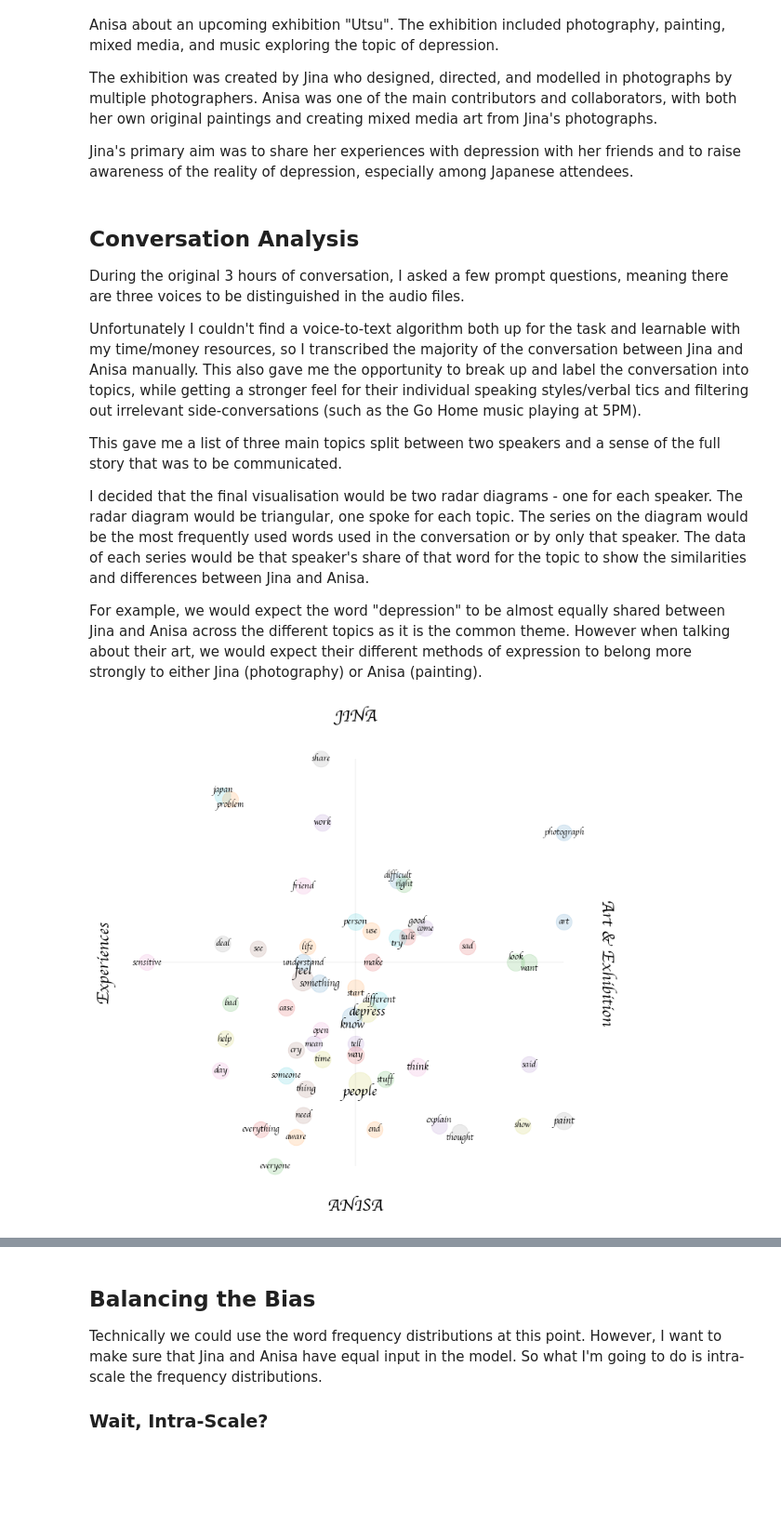
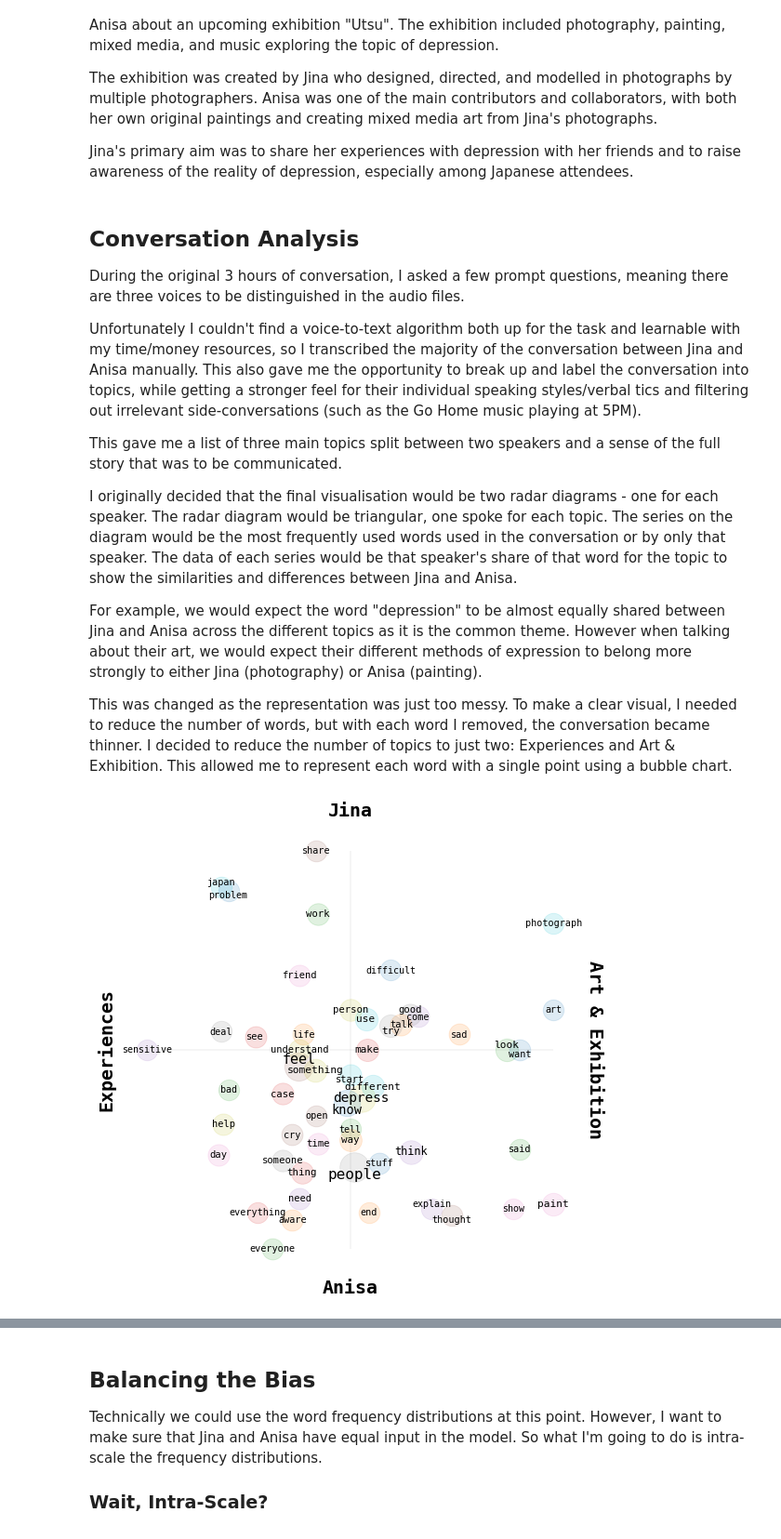
Before and after one commit to magpie882/common_corpus, a Jupyter notebook: conversations/conversation_analysis.ipynb, the cells around one changed output, grey strips where cells are left out. Shown at 93% size. Cells and saved outputs as stored; diff of their text form; code cells hidden in the pictures; blank space fills up the shorter version.

```diff
--- a/conversations/conversation_analysis.ipynb
+++ b/conversations/conversation_analysis.ipynb
@@ -13,15 +13,19 @@ Unfortunately I couldn't find a voice-to-text algorithm both up for the task and
 
 This gave me a list of three main topics split between two speakers and a sense of the full story that was to be communicated.
 
-I decided that the final visualisation would be two radar diagrams - one for each speaker. The radar diagram would be triangular, one spoke for each topic. The series on the diagram would be the most frequently used words used in the conversation or by only that speaker. The data of each series would be that speaker's share of that word for the topic to show the similarities and differences between Jina and Anisa.
+I originally decided that the final visualisation would be two radar diagrams - one for each speaker. The radar diagram would be triangular, one spoke for each topic. The series on the diagram would be the most frequently used words used in the conversation or by only that speaker. The data of each series would be that speaker's share of that word for the topic to show the similarities and differences between Jina and Anisa.
 
 For example, we would expect the word "depression" to be almost equally shared between Jina and Anisa across the different topics as it is the common theme. However when talking about their art, we would expect their different methods of expression to belong more strongly to either Jina (photography) or Anisa (painting).
+
+This was changed as the representation was just too messy. To make a clear visual, I needed to reduce the number of words, but with each word I removed, the conversation became thinner. I decided to reduce the number of topics to just two: Experiences and Art & Exhibition. This allowed me to represent each word with a single point using a bubble chart.
 # %%
 import nltk
 import numpy as np
 import pandas as pd
 import re
 import matplotlib.pyplot as plt
+import matplotlib.font_manager as fm
+import os
 from nltk.stem import PorterStemmer
 from nltk.stem import WordNetLemmatizer
 from nltk.corpus import stopwords
@@ -57,12 +61,12 @@ stop_words_2 = ["the","an","and","like",
               "of","but","so","in","at","just","really","even","too","because","also","out","however","lot",
               "most","least","much","more","little","some","thing","as","actually","maybe","about","had","yeah",
               "through","although","though","anyway","almost","without","becuase", "bit","thing",
-              "when","who","what","where","why","how","then","no","yes","maybe","well","else",
-              "go","get","want","going","say","saying","great","okay","want","sometimes","first",
+              "when","who","what","where","why","how","then","no","yes","maybe","well","else","right",
+              "go","get","want","going","say","saying","great","okay","want","sometimes","first","mean",
               "jina","anisa","within","will","kinda","since","still","um"]
 stop_words_3 = stop_words_1 + stop_words_2
 
-conversations = pd.read_csv("transcript.tsv",sep='\t')
+conversations = pd.read_csv("data/transcript.tsv",sep='\t')
 
 # Merging similar topics to simplify visualisation
 conversations.Topic = conversations.Topic.apply(lambda x: "Experiences" if "Victories" in x else x)
@@ -122,16 +126,16 @@ max_count = max(token_counts["Speaker"])
 min_ps = 500.0
 max_ps = 1000.0
 
-min_fs = 12.0
-max_fs = 20.0
+min_fs = 10.0
+max_fs = 16.0
 
 text_x_offset = 0.00
 text_y_offset_min = 0.00
 text_y_offset_max = 0.00
 
-f_family = "cursive"
+f_family = "monospace"
 
-plt.figure(figsize=[12,12])
+plt.figure(figsize=[9,9])
 for i in range(0,len(topic_df)):
     if token_counts["Speaker"][i] >= min_count:
 
@@ -145,7 +149,7 @@ for i in range(0,len(topic_df)):
         text_s = min_fs + (max_fs-min_fs)*rel_scale
         text_x = topic_df["value"][i]+text_x_offset
 
-        if token_counts["Token"][i] in ["difficult","good","japan","look","explain","feel"]:
+        if token_counts["Token"][i] in ["good","japan","look","explain","feel"]:
             text_y = speaker_df["value"][i]+(text_y_offset_min+(text_y_offset_max-text_y_offset_min))*rel_scale
             text_valign = "bottom"
 
@@ -155,38 +159,37 @@ for i in range(0,len(topic_df)):
 
         else:
             text_y = speaker_df["value"][i]
             text_valign = "center"
 
-
         plt.scatter(point_x,point_y,point_s,alpha=0.15)
         plt.text(text_x,text_y,text_t,
                  fontsize=text_s,
                  verticalalignment=text_valign, horizontalalignment='center', family=f_family)
 
 plt.hlines(y=0.5,xmin=0.0,xmax=1.0, colors='k', alpha=0.05)
 plt.vlines(x=0.5,ymin=0.0,ymax=1.0, colors='k', alpha=0.05)
 
-plt.text(0.5, 1.1, "JINA",
-         fontsize=24,
+plt.text(0.5, 1.1, "Jina",
+         fontsize=20,
          horizontalalignment='center', verticalalignment='center',
          family=f_family, weight="bold")
 
-plt.text(0.5, -0.1, "ANISA",
-         fontsize=24,
+plt.text(0.5, -0.1, "Anisa",
+         fontsize=20,
          horizontalalignment='center', verticalalignment='center',
          family=f_family, weight="bold")
 
 plt.text(-0.1, 0.5, "Experiences",
-         fontsize=24,
+         fontsize=20,
          horizontalalignment='center', verticalalignment='center',
          family=f_family, weight="bold", rotation=90)
 
 plt.text(1.1, 0.5, "Art & Exhibition",
-         fontsize=24,
+         fontsize=20,
          horizontalalignment='center', verticalalignment='center',
          family=f_family, weight="bold", rotation=270)
 
 plt.axis('off')
 plt.show()
 # %% [output]
-[figure, old version]
+[figure, new version]
```
Also changed, not shown: parts of 4 cells of this notebook, 20 other files.
